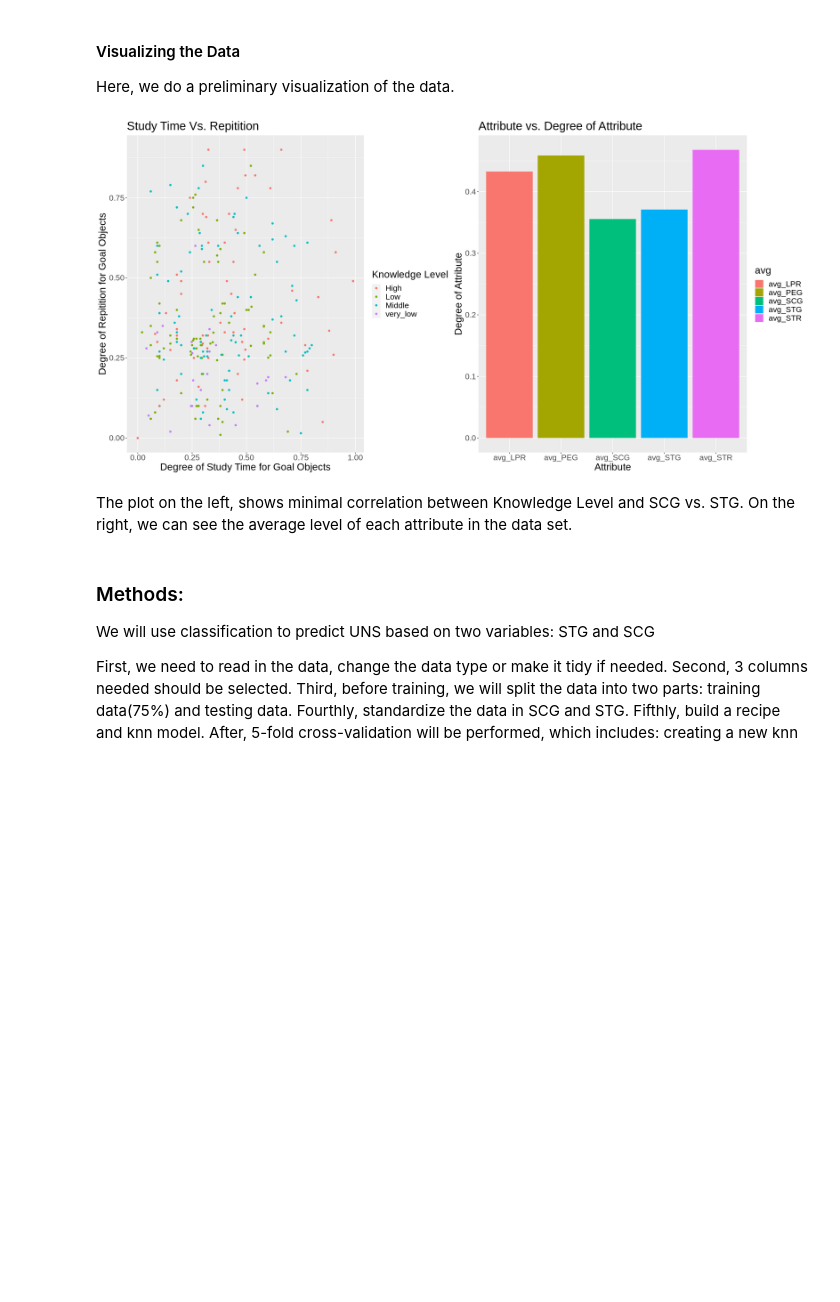
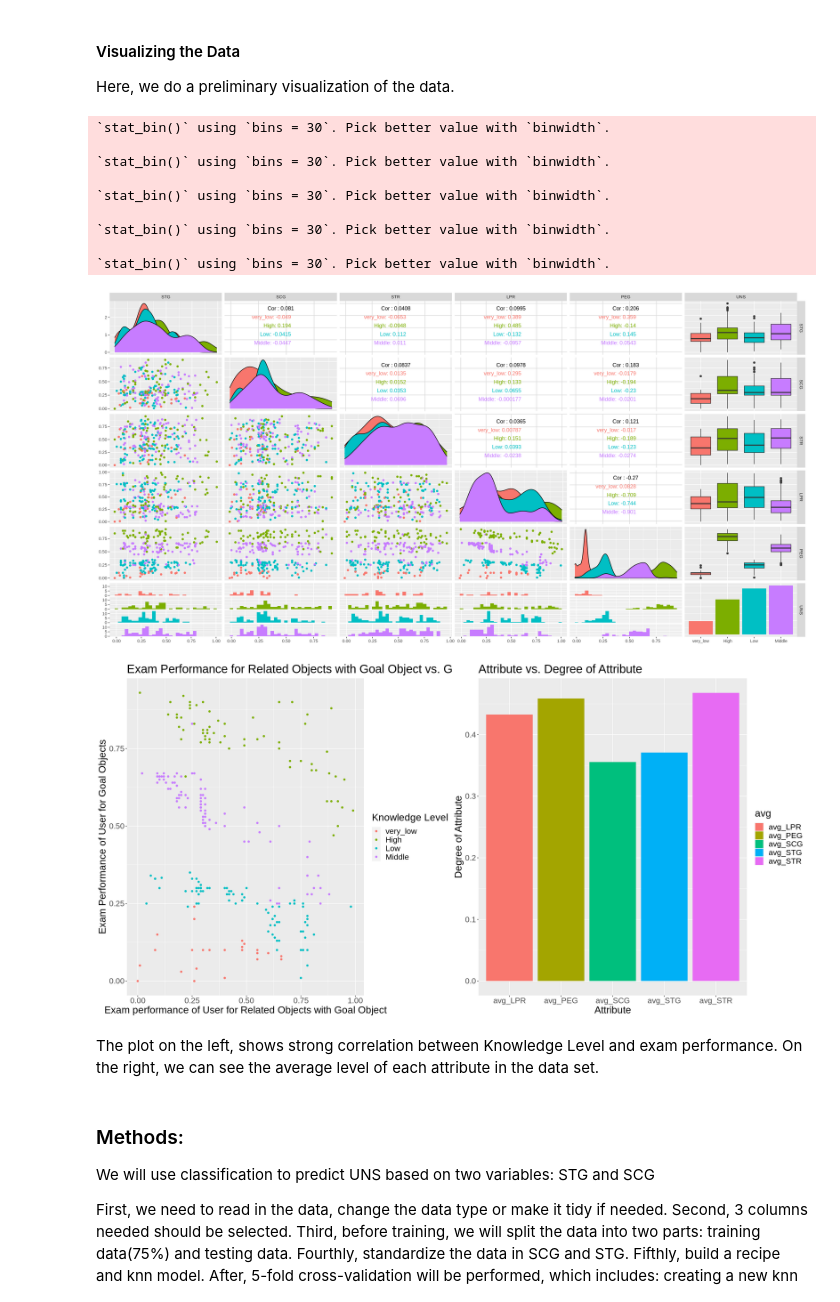
Before and after one commit to mbrown1603/dsci_100_project, a Jupyter notebook: UserKnowledgeProject-Copy1.ipynb, the cells around one changed output. Drawn from its saved outputs; the diff is of its cells as text; code cells hidden in the pictures; blank space fills up the shorter version.

```diff
--- a/UserKnowledgeProject-Copy1.ipynb
+++ b/UserKnowledgeProject-Copy1.ipynb
@@ -95,8 +81,12 @@ Now, we tidy the data into six columns with one observation per row.
 # %%
+set.seed(2020)
 training_tidy <- training_data %>%
-                    select(STG, SCG, STR, LPR, PEG, UNS)
+                    select(STG, SCG, STR, LPR, PEG, UNS) %>%
+                    mutate(UNS = as_factor(UNS))
 testing_tidy <- testing_data %>%
-                    select(STG, SCG, STR, LPR, PEG, UNS)
+                    select(STG, SCG, STR, LPR, PEG, UNS) %>%
+                    mutate(UNS = recode_factor(UNS, "Very Low" = "very_low", "Low" = "Low", "High" = "High", "Middle" = "Middle"))%>%
+                    mutate(UNS = as_factor(UNS))
 training_summary <- training_tidy %>%
                         summarise(avg_STG = mean(STG),
                                   avg_SCG = mean(SCG),
@@ -135,24 +125,36 @@ Here, we do a preliminary visualization of the data.
 # %%
 options(repr.plot.width=20)
 options(repr.plot.height=10)
+#draw a scatter plot to visualize the relationship between the LPR and PEG,with UNS as target variable
 spread_plot <- training_tidy %>%
-                    ggplot(aes(x = STG, y = SCG, colour = UNS)) +
+                    ggplot(aes(x = LPR, y = PEG, colour = UNS)) +
                         geom_point() +
-                        labs(title = "Study Time Vs. Repitition", x = "Degree of Study Time for Goal Objects", y = "Degree of Repitition for Goal Objects", colour = "Knowledge Level") +
+                        labs(title = "Exam Performance for Related Objects with Goal Object vs. Goal Object", x = "Exam performance of User for Related Objects with Goal Object", y = "Exam Performance of User for Goal Objects", colour = "Knowledge Level") +
                         theme(text = element_text(size = 20))
 training_long <- training_summary %>%
                     pivot_longer(cols = 5:1, names_to = "avg", values_to = "value")
-
+pairs <-ggpairs(training_tidy,mapping=aes(color=UNS))
+pairs
 averages_plot <- training_long %>%
                     ggplot(aes(avg, value, fill = avg)) +
                     geom_col() +
                     labs(x = "Attribute", y = "Degree of Attribute", title = "Attribute vs. Degree of Attribute") +
                     theme(text = element_text(size=20))
 plot_grid(spread_plot, averages_plot)
 # %% [output]
+`stat_bin()` using `bins = 30`. Pick better value with `binwidth`.
+
+`stat_bin()` using `bins = 30`. Pick better value with `binwidth`.
+
+`stat_bin()` using `bins = 30`. Pick better value with `binwidth`.
+
+`stat_bin()` using `bins = 30`. Pick better value with `binwidth`.
+
+`stat_bin()` using `bins = 30`. Pick better value with `binwidth`.
-[figure, old version]
+[figure, new version]
+[figure, added]
 # %% [markdown]
-The plot on the left, shows minimal correlation between Knowledge Level and SCG vs. STG. On the right, we can see the average level of each attribute in the data set.
+The plot on the left, shows strong correlation between Knowledge Level and exam performance. On the right, we can see the average level of each attribute in the data set.
 # %% [markdown]
 ### Methods:
 We will use classification to predict UNS based on two variables: STG and SCG
```
Also changed, not shown: parts of 15 cells of this notebook.
